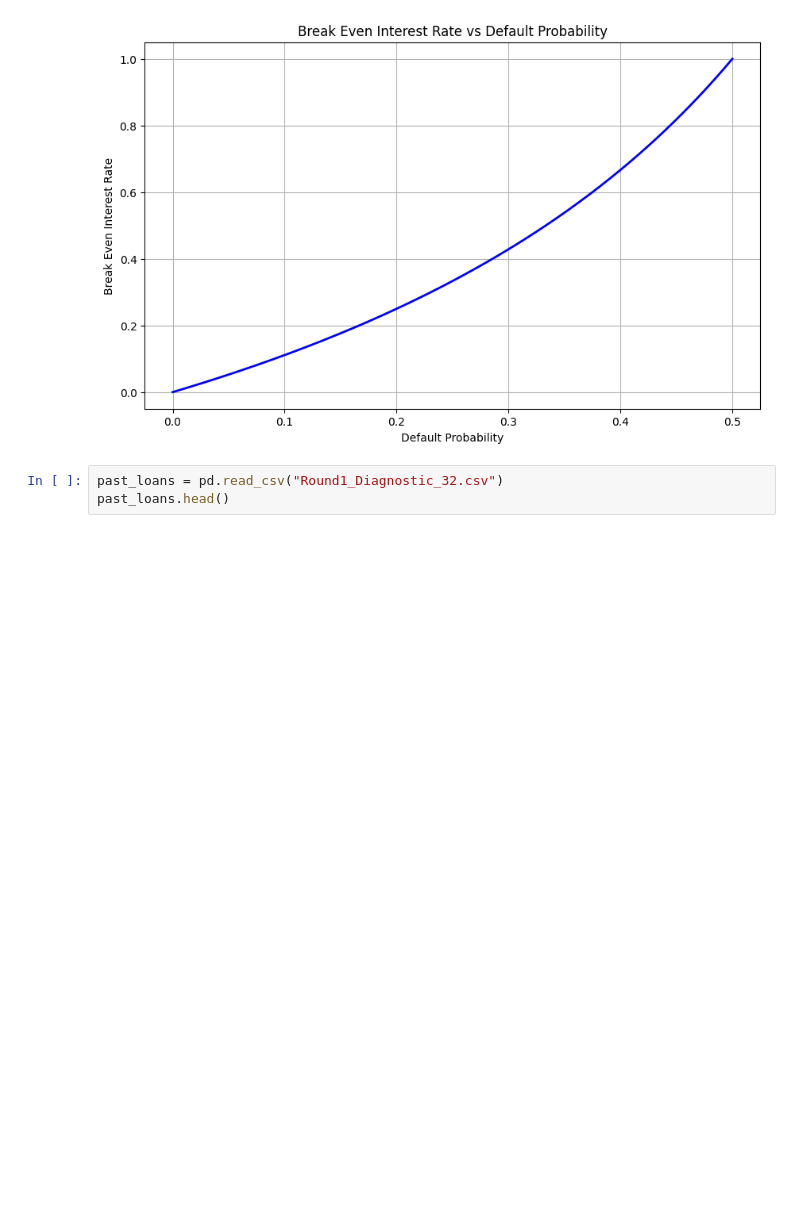
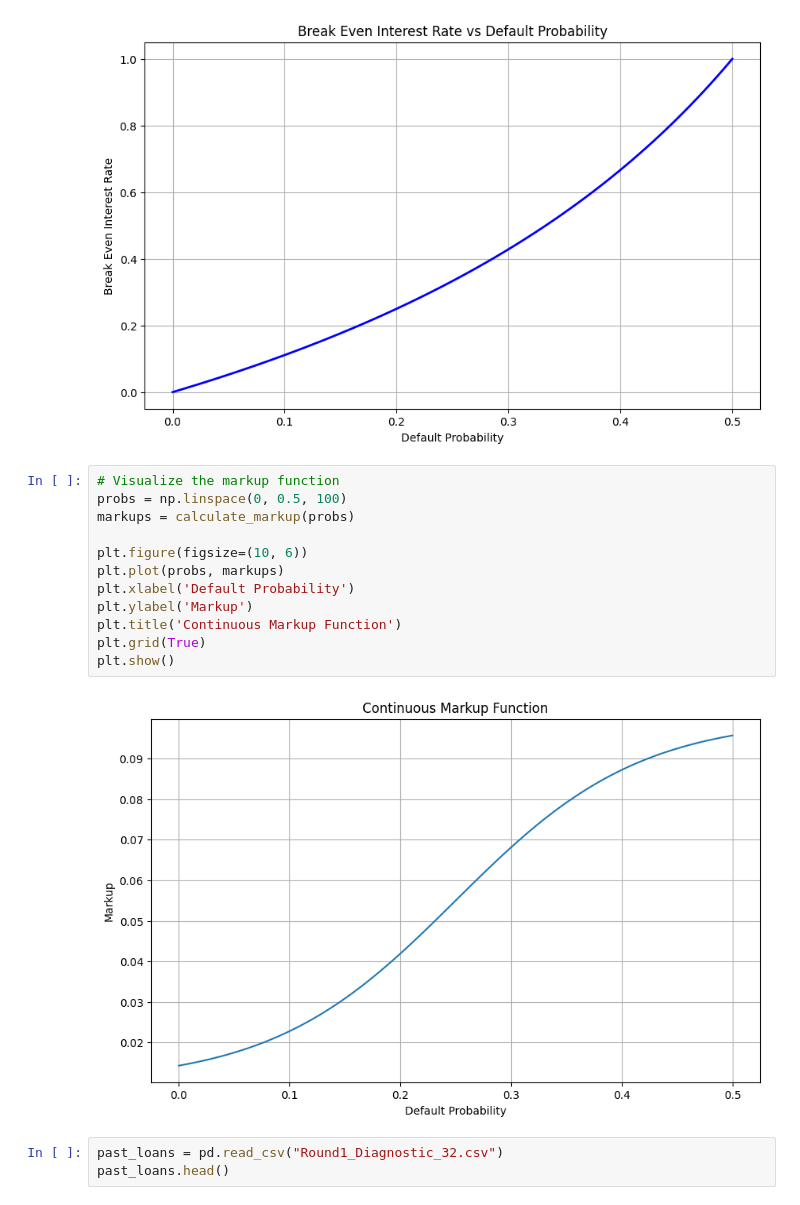
Before and after one commit to Gaspard0302/Lending_game, a Jupyter notebook: model_part_2.ipynb, the cells around one changed output. Cells and saved outputs as stored; diff of their text form; blank space fills up the shorter version.

```diff
--- a/model_part_2.ipynb
+++ b/model_part_2.ipynb
@@ -670,6 +674,20 @@ plt.grid(True)
 plt.show()
 # %% [output]
 [figure]
+# %%
+# Visualize the markup function
+probs = np.linspace(0, 0.5, 100)
+markups = calculate_markup(probs)
+
+plt.figure(figsize=(10, 6))
+plt.plot(probs, markups)
+plt.xlabel('Default Probability')
+plt.ylabel('Markup')
+plt.title('Continuous Markup Function')
+plt.grid(True)
+plt.show()
+# %% [output]
+[figure, added]
 # %%
 past_loans = pd.read_csv("Round1_Diagnostic_32.csv")
 past_loans.head()
```
Also changed, not shown: parts of 5 cells of this notebook, 1 other file.
